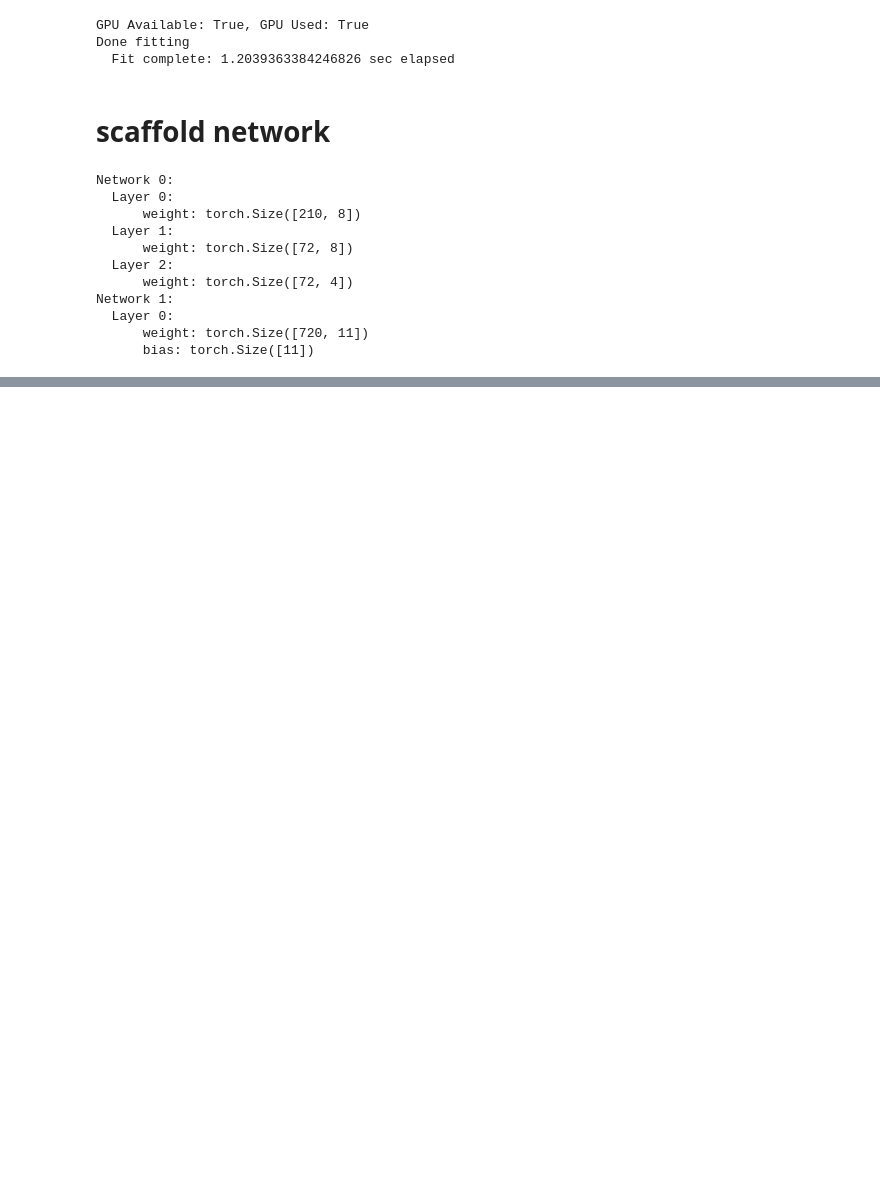
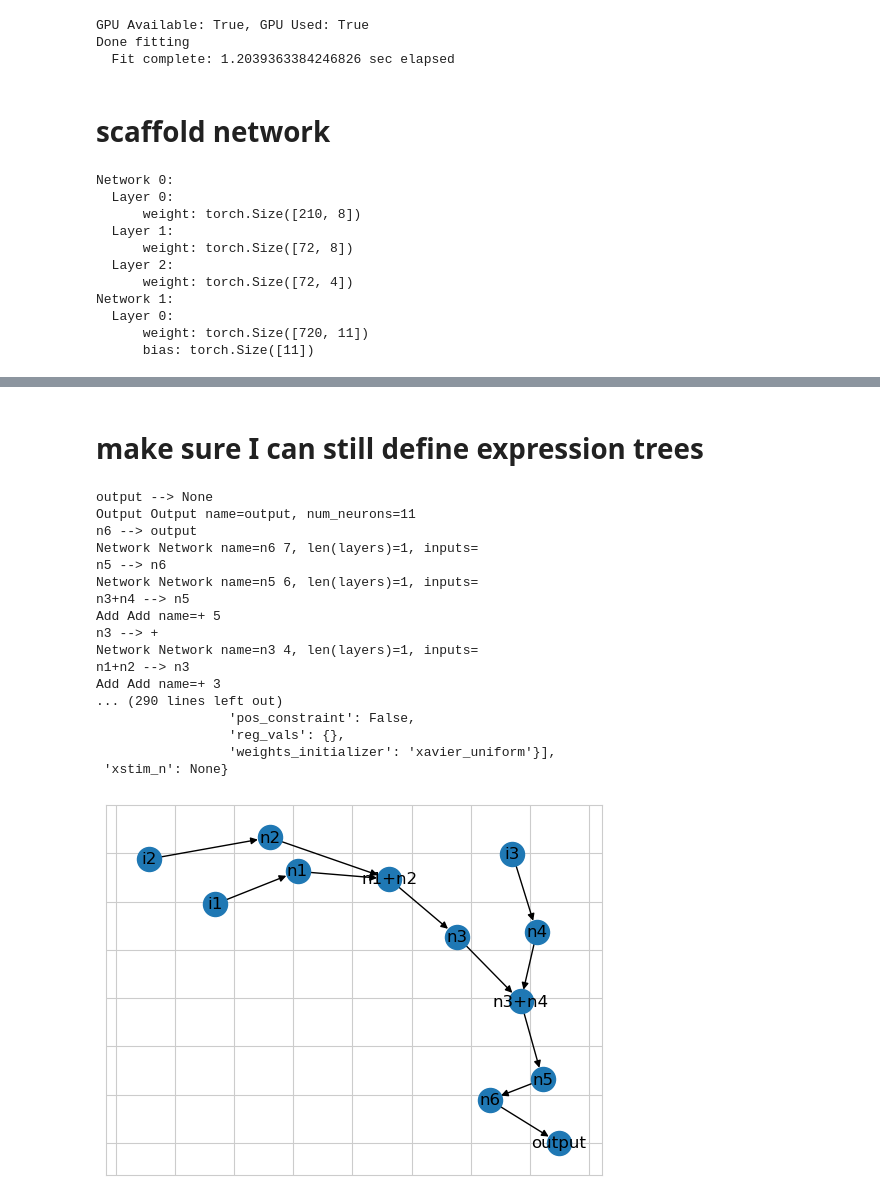
Before and after one commit to NeuroTheoryUMD/mattjac, a Jupyter notebook: v1/try_models.ipynb, the cells around one changed output, grey strips where cells are left out. Cells and saved outputs as stored; diff of their text form; code cells hidden in the pictures; blank space fills up the shorter version.

```diff
--- a/v1/try_models.ipynb
+++ b/v1/try_models.ipynb
@@ -392,0 +447,57 @@ Done fitting
+# %% [markdown]
+# make sure I can still define expression trees
+# %%
+import model as m
+from importlib import reload
+import model_factory as mf
+reload(m)
+reload(mf)
+
+l1 = m.Layer(num_filters=8, NLtype=m.NL.relu)
+l2 = m.Layer(num_filters=8, NLtype=m.NL.relu)
+l3 = m.Layer(num_filters=4, NLtype=m.NL.softplus)
+l4 = m.Layer(num_filters=4, NLtype=m.NL.softplus)
+l5 = m.Layer(num_filters=[6,8], NLtype=m.NL.relu)
+l6 = m.Layer(NLtype=m.NL.relu, bias=True)
+
+i1 = m.Input(covariate='i1', input_dims=[1,36,1,10])
+i2 = m.Input(covariate='i2', input_dims=[1,36,1,10])
+i3 = m.Input(covariate='i3', input_dims=[1,36,1,10])
+n1 = m.Network(layers=[l1], name='n1')
+n2 = m.Network(layers=[l2], name='n2')
+n3 = m.Network(layers=[l3], name='n3')
+n4 = m.Network(layers=[l4], name='n4')
+n5 = m.Network(layers=[l5], name='n5')
+n6 = m.Network(layers=[l6], name='n6')
+o  = m.Output(11)
+
+i1.to(n1)
+i2.to(n2)
+i3.to(n4)
+m.Add(networks=[n1,n2]).to(n3)
+m.Add(networks=[n3,n4]).to(n5)
+n5.to(n6)
+n6.to(o)
+
+m1 = m.Model(o)
+m1.draw_network()
+m2 = mf.create_models(m1, verbose=True)
+# %% [output]
+output --> None
+Output Output name=output, num_neurons=11
+n6 --> output
+Network Network name=n6 7, len(layers)=1, inputs=
+n5 --> n6
+Network Network name=n5 6, len(layers)=1, inputs=
+n3+n4 --> n5
+Add Add name=+ 5
+n3 --> +
+Network Network name=n3 4, len(layers)=1, inputs=
+n1+n2 --> n3
+Add Add name=+ 3
+... (290 lines left out)
+                 'pos_constraint': False,
+                 'reg_vals': {},
+                 'weights_initializer': 'xavier_uniform'}],
+ 'xstim_n': None}
+[figure, added]
```
Also changed, not shown: parts of 10 cells of this notebook, 4 other files.
